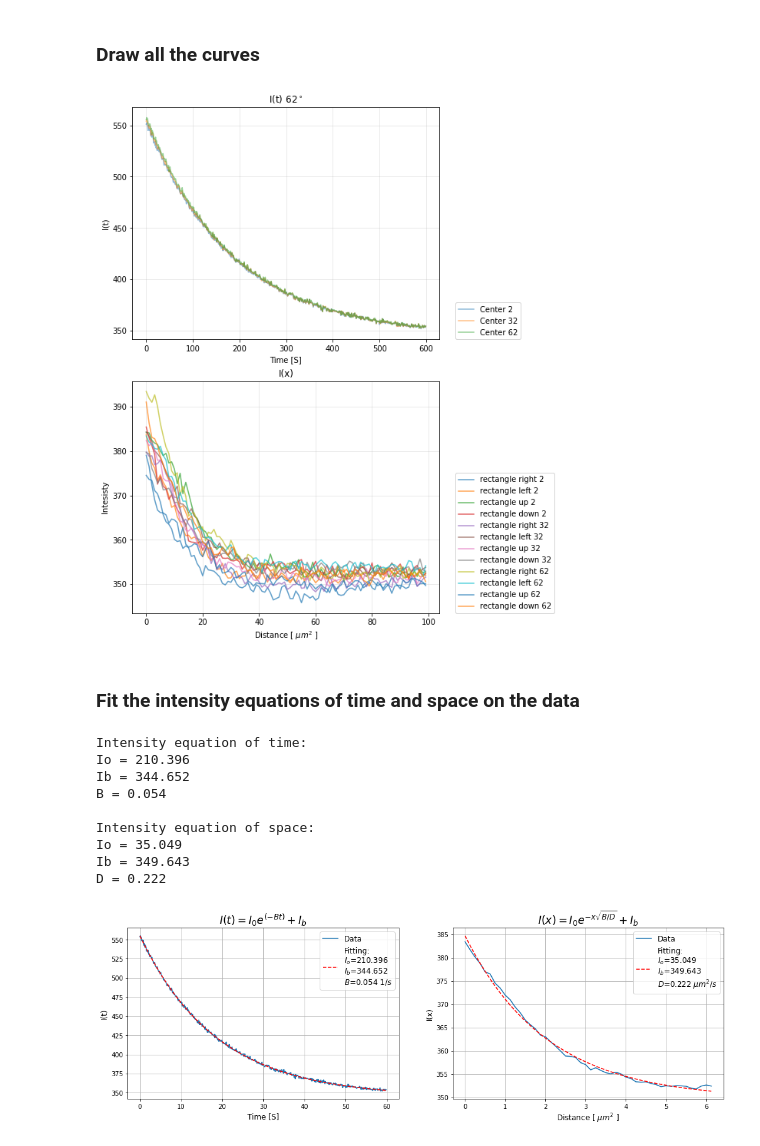
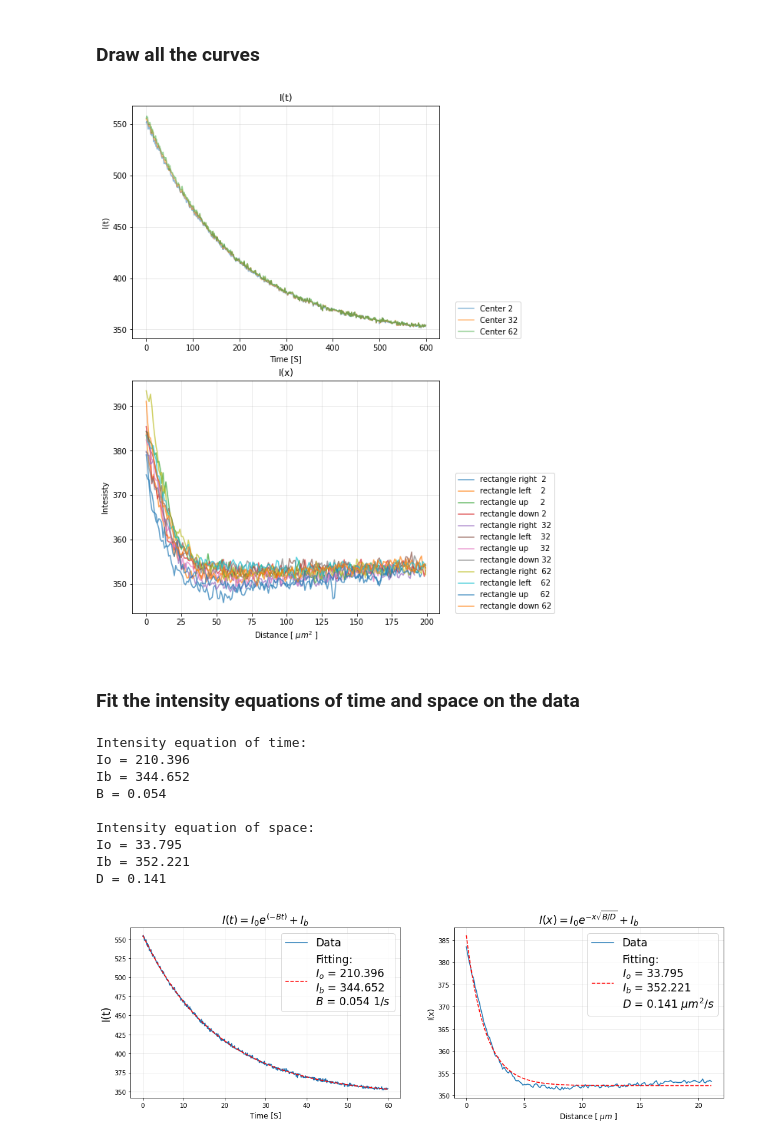
Before and after one commit to ahmed344/SLB_fluidity, a Jupyter notebook: continuous photobleaching.ipynb, the cells around one changed output. Saved outputs shown, nothing was run; the diff lists cells and outputs as text; code cells hidden in the pictures.

```diff
--- a/continuous photobleaching.ipynb
+++ b/continuous photobleaching.ipynb
@@ -222,7 +221,7 @@ plt.subplot(211)
 for i, th in enumerate(rotations):
     plt.plot(rectangle_center[i], label=f'Center {th}', alpha = 0.5)
 
-plt.title(f'I(t) {th}$^\circ$')
+plt.title('I(t)')
 plt.xlabel('Time [S]')
 plt.ylabel('I(t)')
 plt.grid(alpha = 0.3)
@@ -230,10 +229,10 @@ plt.legend(loc=(1.05, 0))
 
 plt.subplot(212)
 for i, th in enumerate(rotations):
-    plt.plot(rectangle_right[i][rectangle_right[i].argmax():][:100], label=f'rectangle right {th}', alpha = 0.7)
-    plt.plot(rectangle_left [i][rectangle_left[i].argmax() :][:100], label=f'rectangle left {th}' , alpha = 0.7)
-    plt.plot(rectangle_up   [i][rectangle_up[i].argmax()   :][:100], label=f'rectangle up {th}'   , alpha = 0.7)
-    plt.plot(rectangle_down [i][rectangle_down[i].argmax() :][:100], label=f'rectangle down {th}' , alpha = 0.7)
+    plt.plot(rectangle_right[i][rectangle_right[i].argmax():][:200], label=f'rectangle right  {th}', alpha = 0.7)
+    plt.plot(rectangle_left [i][rectangle_left[i].argmax() :][:200], label=f'rectangle left    {th}' , alpha = 0.7)
+    plt.plot(rectangle_up   [i][rectangle_up[i].argmax()   :][:200], label=f'rectangle up     {th}'   , alpha = 0.7)
+    plt.plot(rectangle_down [i][rectangle_down[i].argmax() :][:200], label=f'rectangle down {th}' , alpha = 0.7)
 
 plt.title(f'I(x)')
 plt.xlabel('Distance [ $\mu m^2$ ]')
@@ -241,9 +240,9 @@ plt.ylabel('Intesisty')
 plt.grid(alpha = 0.3)
 plt.legend(loc=(1.05, 0));
 
-plt.savefig(f'data/{directory}/results/{stack}_{start}_{end}_Regoins_curves')
+plt.savefig(f'data/{directory}/results/{stack}_{start}_{end}_Regions_curves.png')
 # %% [output]
-[figure, old version]
+[figure, new version]
 # %% [markdown]
 ### Fit the intensity equations of time and space on the data
 # %%
@@ -251,7 +250,7 @@ plt.savefig(f'data/{directory}/results/{stack}_{start}_{end}_Regoins_curves')
 It = np.mean([rectangle_center[0], rectangle_center[1], rectangle_center[2]], axis=0)
 
 # Take the average of the rectangles to get I(x)
-Ix = np.mean([rectangle[rectangle.argmax():][:50] for rectangle in
+Ix = np.mean([rectangle[rectangle.argmax():][:170] for rectangle in
               [rectangle_right[0], rectangle_left[0], rectangle_up[0], rectangle_down[0],
                rectangle_right[1], rectangle_left[1], rectangle_up[1], rectangle_down[1],
                rectangle_right[2], rectangle_left[2], rectangle_up[2], rectangle_down[2]]],
@@ -270,42 +269,42 @@ B, Io_t, Ib_t, D, Io_x, Ib_x = It_curve.curve_fitting()
 print(f'Intensity equation of time:\nIo = {Io_t:.3f}\nIb = {Ib_t:.3f}\nB = {B:.3f}\n')
 print(f'Intensity equation of space:\nIo = {Io_x:.3f}\nIb = {Ib_x:.3f}\nD = {D:.3f}\n')
 
 # Display the results
 plt.figure(figsize=(17,5))
 
 # Intensity time curve
 plt.subplot(121)
 plt.plot(t, It, label='Data')
 plt.plot(t, Io_t * np.exp(-B*t) + Ib_t, "r--",
-         label =f'Fitting:\n$I_o$={Io_t:.3f}\n$I_b$={Ib_t:.3f}\n$B$={B:.3f} $1/s$')
+         label =f'Fitting:\n$I_o$ = {Io_t:.3f}\n$I_b$ = {Ib_t:.3f}\n$B$ = {B:.3f} $1/s$')
 plt.title('$I(t) = I_0 e^{(-Bt)} + I_{b}$', fontsize='xx-large')
 plt.xlabel('Time [S]', fontsize='large')
-plt.ylabel('I(t)', fontsize='large')
-plt.grid()
-plt.legend(fontsize='large')
+plt.ylabel('I(t)', fontsize='xx-large')
+plt.grid(alpha = 0.3)
+plt.legend(fontsize='xx-large')
 
 # Intensity space curve
 plt.subplot(122)
 plt.plot(x, Ix, label='Data')
 plt.plot(x, Io_x * np.exp(-x*np.sqrt(B/D)) + Ib_x, "r--",
-         label =f'Fitting:\n$I_o$={Io_x:.3f}\n$I_b$={Ib_x:.3f}\n$D$={D:.3f} $\mu m^2/s$')
+         label =f'Fitting:\n$I_o$ = {Io_x:.3f}\n$I_b$ = {Ib_x:.3f}\n$D$ = {D:.3f} $\mu m^2/s$')
 plt.title('$I(x) = I_0 e^{-x \sqrt{B/D}} + I_{b}$', fontsize='xx-large')
-plt.xlabel('Distance [ $\mu m^2$ ]', fontsize='large')
+plt.xlabel('Distance [ $\mu m$ ]', fontsize='large')
 plt.ylabel('I(x)', fontsize='large')
-plt.grid()
-plt.legend(fontsize='large');
+plt.grid(alpha = 0.3)
+plt.legend(fontsize='xx-large');
 
 # Save the figure
 plt.savefig(f'data/{directory}/results/{stack}_{start}_{end}_D={D:.3f}.pdf')
 plt.savefig(f'data/{directory}/results/{stack}_{start}_{end}_D={D:.3f}.png')
 # %% [output]
 Intensity equation of time:
 Io = 210.396
 Ib = 344.652
 B = 0.054
 
 Intensity equation of space:
-Io = 35.049
-Ib = 349.643
-D = 0.222
+Io = 33.795
+Ib = 352.221
+D = 0.141
-[figure, old version]
+[figure, new version]
```
Also changed, not shown: parts of 4 cells of this notebook.
